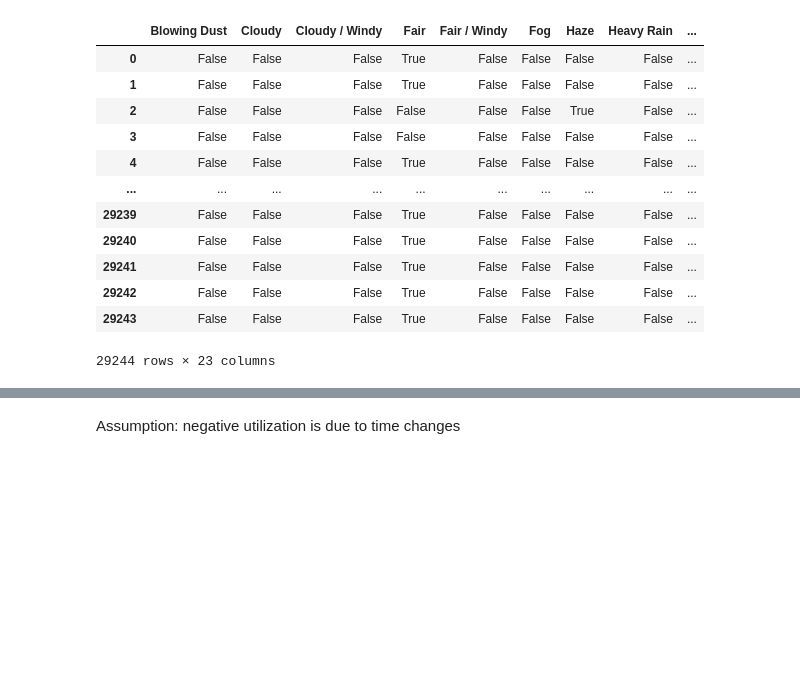
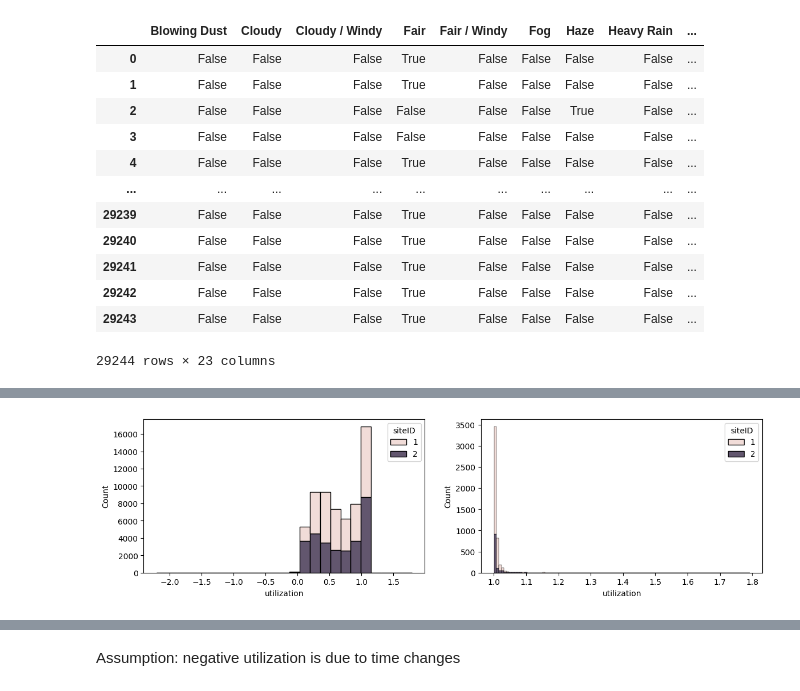
Before and after one commit to linusslange/AnalyticsAndApplications, a Jupyter notebook: LM_Exercise.ipynb, the cells around one changed output, grey strips where cells are left out. Cells and saved outputs as stored; diff of their text form; code cells hidden in the pictures; blank space fills up the shorter version.

```diff
--- a/LM_Exercise.ipynb
+++ b/LM_Exercise.ipynb
@@ -4,3 +4,5 @@ import numpy as np
 import matplotlib as mpl
 import matplotlib.pyplot as plt
 import seaborn as sns
+
+plt.rcParams["figure.figsize"] = [14.00, 6]
@@ -7,2 +15,6 @@ import seaborn as sns
 # %%
-charg_set = pd.read_csv("charging_sessions.csv", parse_dates=["connectionTime","disconnectTime","doneChargingTime"])
+CHARGE_SET_PATH = "charging_sessions.csv"
+WEATHER_SET_PATH = "weather_burbank_airport.csv"
+
+charg_set = pd.read_csv(CHARGE_SET_PATH, parse_dates=["connectionTime", "disconnectTime", "doneChargingTime"])
+weather_set = pd.read_csv(WEATHER_SET_PATH, parse_dates=["timestamp"])
@@ -149,3 +184,5 @@ Calculate the average connection and charging times.
 # %%
 charg_set["connectionDuration"] = charg_set["disconnectTime"] - charg_set["connectionTime"]
+charg_set["chargingDuration"] = charg_set["doneChargingTime"] - charg_set["connectionTime"]
+charg_set["idleDuration"] = charg_set["connectionDuration"] - charg_set["chargingDuration"]
 # %%
@@ -193,0 +228,10 @@ charg_set[charg_set["utilization"] > 1]
+# %%
+charge_utilization_above_1 = charg_set[1 < charg_set["utilization"]]
+
+plt.rcParams["figure.figsize"] = [14.00, 3.5]
+fig, axis = plt.subplots(1,2)
+sns.histplot(charg_set, x="utilization", hue="siteID", multiple="stack", bins=25, ax=axis[0])
+sns.histplot(charge_utilization_above_1, x="utilization", hue="siteID", multiple="stack", bins=100, ax=axis[1])
+
+charge_utilization_above_1.describe()
+# %% [output]
@@ -193,0 +247 @@ charg_set[charg_set["utilization"] > 1]
+[figure, added]
```
Also changed, not shown: parts of 39 cells of this notebook.
